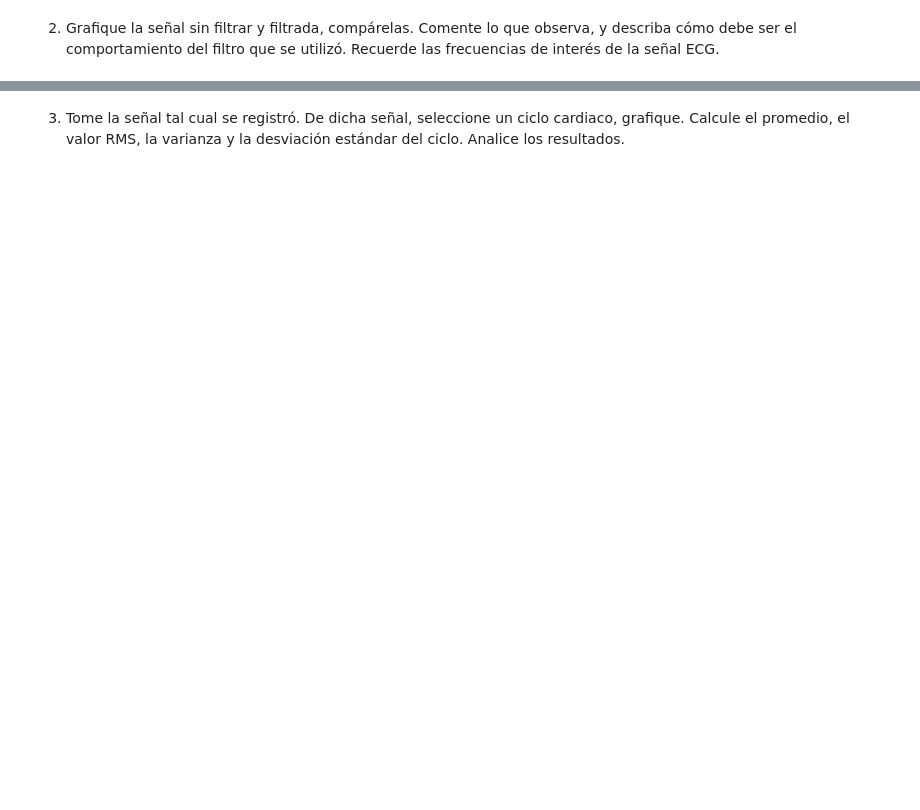
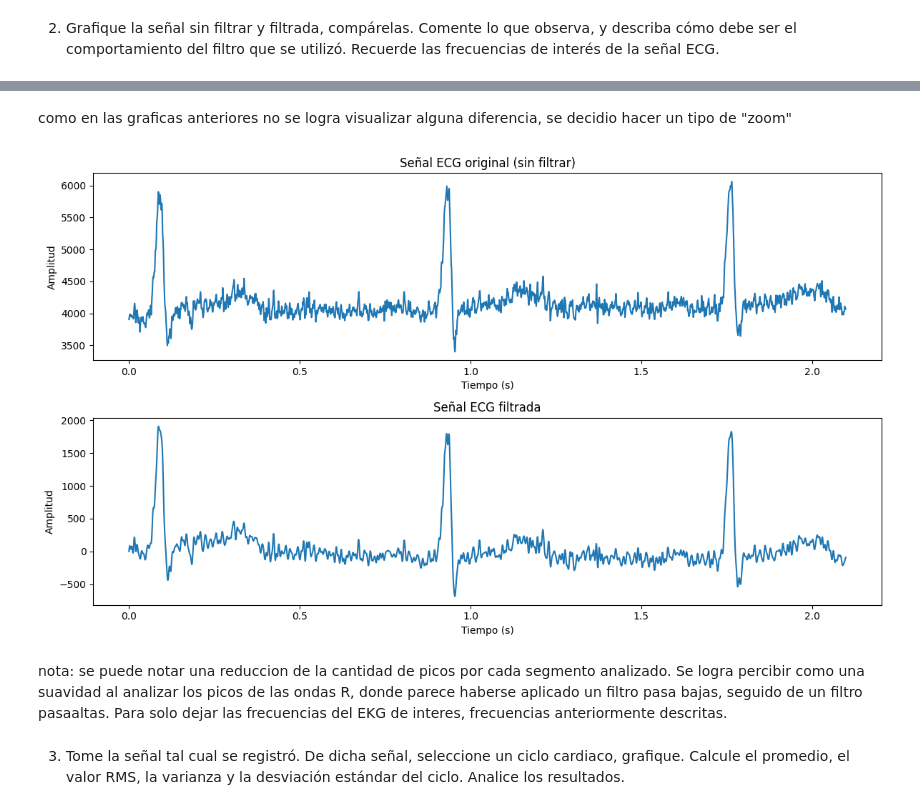
Before and after one commit to carlosloaizaprag/Laboratorio-de-biosenales, a Jupyter notebook: Practica3_ELS_JEHC/Practica3_ELS_JEHC.ipynb, the cells around one changed output, grey strips where cells are left out. Cells and saved outputs as stored; diff of their text form; code cells hidden in the pictures; blank space fills up the shorter version.

```diff
--- a/Practica3_ELS_JEHC/Practica3_ELS_JEHC.ipynb
+++ b/Practica3_ELS_JEHC/Practica3_ELS_JEHC.ipynb
@@ -130,3 +142,26 @@ plt.show()
+# %% [markdown]
+como en las graficas anteriores no se logra visualizar alguna diferencia, se decidio hacer un tipo de "zoom"
+# %%
+plt.figure(figsize=(12,7))
+
+plt.subplot(2,1,1)
+plt.plot(t[0:2150], ecg[0:2150])
+plt.title("Señal ECG original (sin filtrar)")
+plt.xlabel("Tiempo (s)")
+plt.ylabel("Amplitud")
+
+plt.subplot(2,1,2)
+plt.plot(t[0:2150], ecg_filtrada[0:2150])
+plt.title("Señal ECG filtrada")
+plt.xlabel("Tiempo (s)")
+plt.ylabel("Amplitud")
+
+plt.tight_layout()
+plt.show()
+# %% [output]
+[figure, added]
+# %% [markdown]
+nota: se puede notar una reduccion  de la cantidad de picos por cada segmento analizado. Se logra percibir como una suavidad al analizar los picos de las ondas R, donde parece haberse aplicado un filtro pasa bajas, seguido de un filtro pasaaltas. Para solo dejar las frecuencias del EKG de interes, frecuencias anteriormente descritas.
 # %% [markdown]
 3. Tome la señal tal cual se registró. De dicha señal, seleccione un ciclo cardiaco, grafique. Calcule el
 promedio, el valor RMS, la varianza y la desviación estándar del ciclo. Analice los resultados.
```
Also changed, not shown: parts of 26 cells of this notebook.
